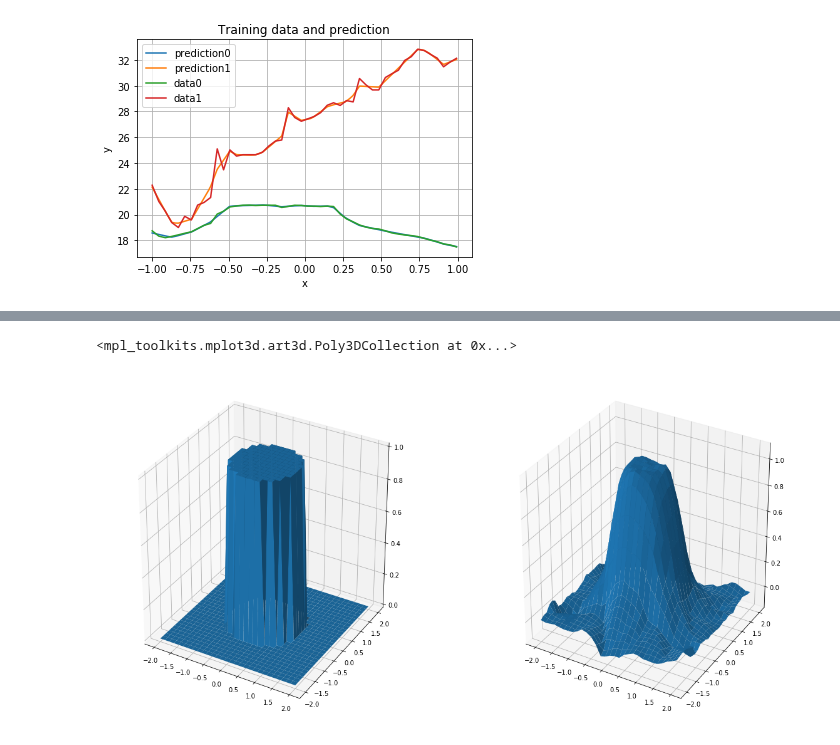
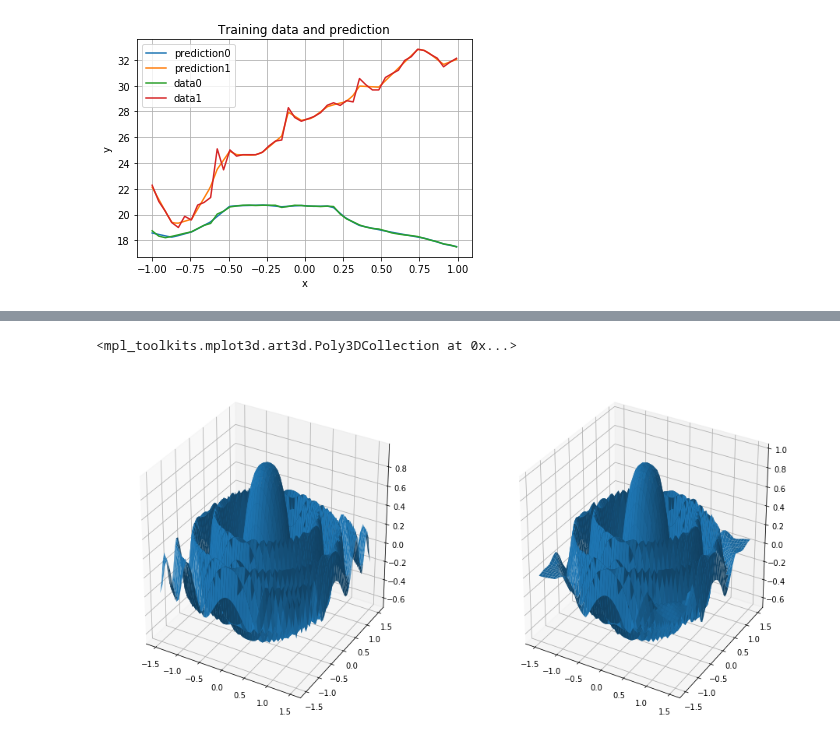
Before and after one commit to msakuta/notebooks, a Jupyter notebook: ChainerRegression.ipynb, the cells around one changed output, grey strips where cells are left out. Drawn from its saved outputs; the diff is of its cells as text; code cells hidden in the pictures.

```diff
--- a/ChainerRegression.ipynb
+++ b/ChainerRegression.ipynb
@@ -132,14 +132,17 @@ class Regressor2(chainer.Chain):
 
     def __call__(self, x):
         h1 = F.relu(self.l1(x))
-        h2 = self.l2(h1)
+        h2 = F.relu(self.l2(h1))
         return self.l3(h2)
 # %%
-x = np.linspace(-2., 2., 30)
-y = np.linspace(-2., 2., 30)
+x = np.linspace(-1.5, 1.5, 50)
+y = np.linspace(-1.5, 1.5, 50)
 X, Y = np.meshgrid(x, y)
 X, Y = X.astype(np.float32), Y.astype(np.float32)
-well = (X ** 2 + Y ** 2 < 1 ** 2).astype(np.float32)
+def wellfun(x,y):
+    r = (x ** 2 + y ** 2)
+    return (np.cos(2 * np.pi * r) / (1 + r))
+well = wellfun(X,Y).astype(np.float32)
 
 fig = plt.figure()
 ax = Axes3D(fig)
@@ -150,6 +153,9 @@ ax.plot_surface(X,Y,well)
 # %%
-def run_train(trainx, trainy, epoch=10000, report_period=1000, regularize=0.0001):
-    model = Regressor2(trainy.shape[1], 512)
+def run_train(trainx, trainy, epoch=10000, report_period=100, report_period_seconds=0, regularize=0.0001):
+    from time import clock
+    start = clock()
+    last_report = start
+    model = Regressor2(trainy.shape[1], 256)
 
     model.zerograds()
 
@@ -162,7 +168,12 @@ def run_train(trainx, trainy, epoch=10000, report_period=1000, regularize=0.0001
         loss = F.mean_squared_error(model(trainx), trainy)
         loss_hist.append(loss.data)
         if i % report_period == 0:
-            print(i, 'loss', loss.data)
+            if last_report + report_period_seconds < clock():
+                ups = i / (clock() - start)
+                eta = (epoch - i) / ups if ups != 0 else 0
+                etas = '%d:%05.2f' % (eta // 60, eta % 60) if 60 < eta else '%.2f' % eta
+                print(i, 'loss', loss.data, ', ups: %.2f' % ups, ', eta: ' + etas)
+                last_report = clock()
         #optimizer.weight_decay(0.005)
         optimizer.update(lambda x,y: F.mean_squared_error(model(x), y), trainx, trainy)
 
@@ -170,5 +181,5 @@ def run_train(trainx, trainy, epoch=10000, report_period=1000, regularize=0.0001
 # %%
 trainx = np.vstack((X.flat, Y.flat)).T
 trainy = np.array(well.flat)[np.newaxis].T
-model, loss_hist = run_train(trainx, trainy, regularize=0.00001)
+model, loss_hist = run_train(trainx, trainy, epoch=5000, report_period=100, report_period_seconds=5, regularize=0.00001)
 # %% [output]
@@ -185,13 +208,13 @@ model, loss_hist = run_train(trainx, trainy, regularize=0.00001)
 # %%
-fig = plt.figure(figsize=(20,10))
+fig = plt.figure(figsize=(16,8))
 
 ax = fig.add_subplot(1, 2, 1, projection='3d')
 ax.plot_surface(X,Y,well)
 
 #ax = Axes3D(fig)
 ax = fig.add_subplot(1, 2, 2, projection='3d')
 ax.plot_surface(X,Y,model(trainx).data.reshape(X.shape))
 #ax.plot_surface(X,Y,well)
 # %% [output]
 <mpl_toolkits.mplot3d.art3d.Poly3DCollection at 0x...>
-[figure, old version]
+[figure, new version]
```
Also changed, not shown: parts of 4 cells of this notebook.
